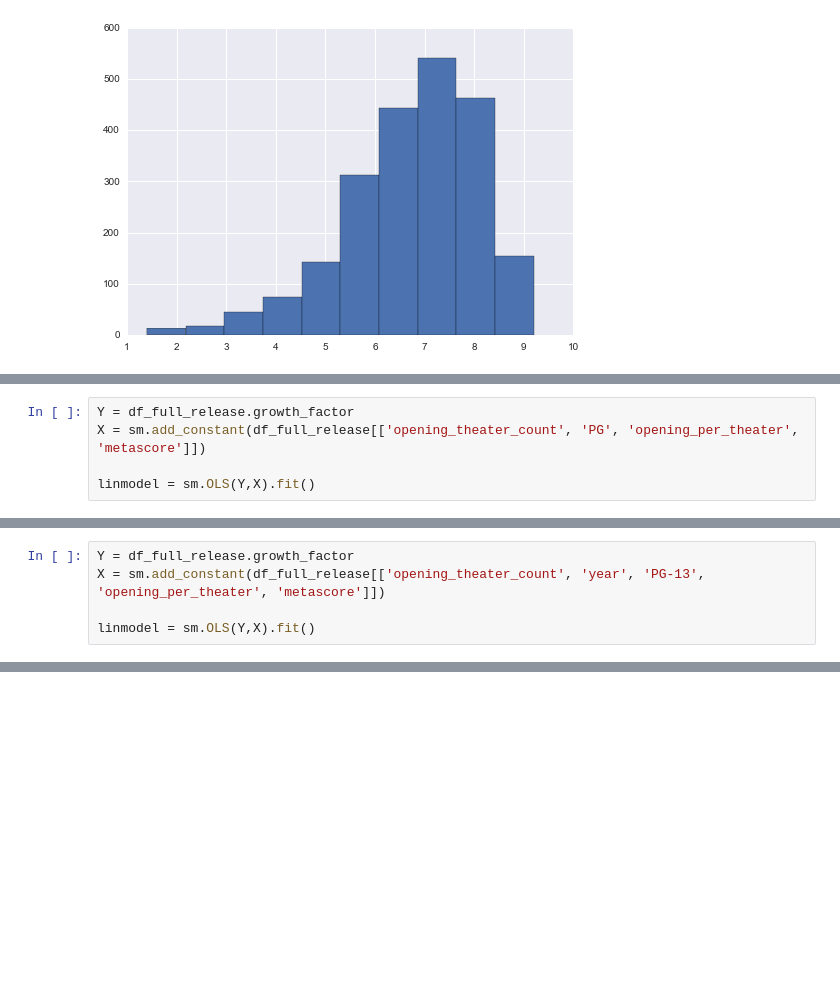
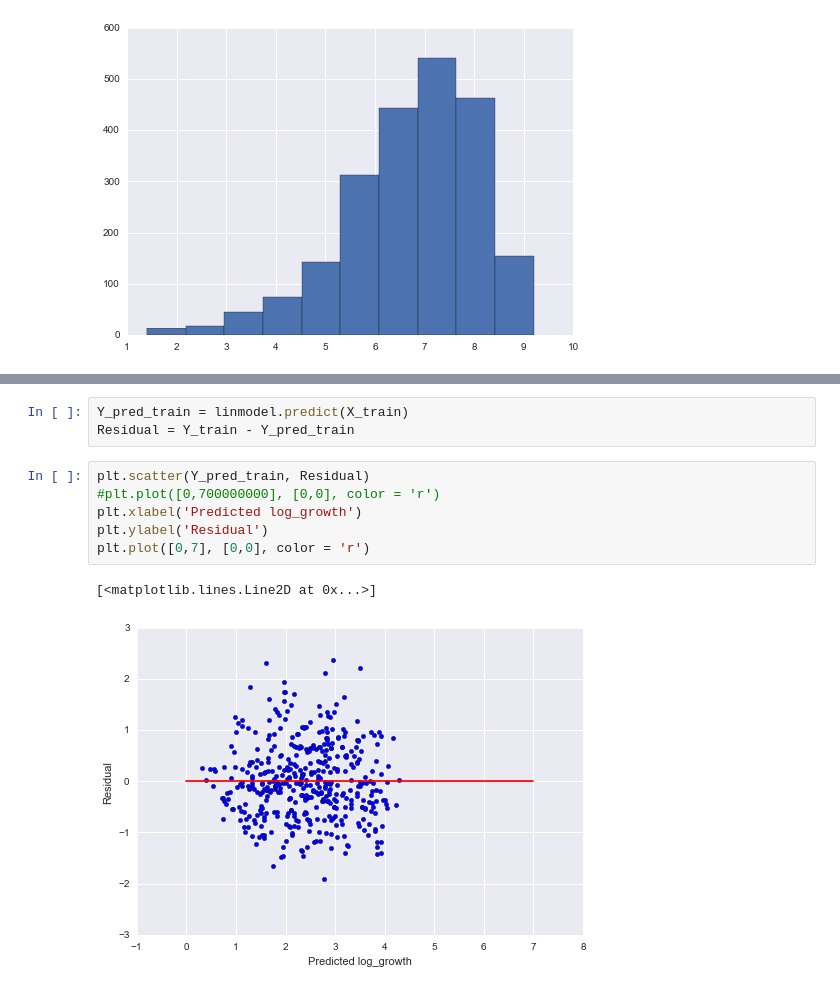
Before and after one commit to yuriyvar/Lions, a Jupyter notebook: Team_Movie_Challenge.ipynb, the cells around one changed output, grey strips where cells are left out. Drawn from its saved outputs; the diff is of its cells as text; blank space fills up the shorter version.

```diff
--- a/Team_Movie_Challenge.ipynb
+++ b/Team_Movie_Challenge.ipynb
@@ -150,5 +140,0 @@ df_lim_release = df_model[df_model['lim_release'] == False]
-# %%
-Y = df_full_release.growth_factor
-X = sm.add_constant(df_full_release[['opening_theater_count', 'PG', 'opening_per_theater', 'metascore']])
-
-linmodel = sm.OLS(Y,X).fit()
@@ -190,5 +140,0 @@ df_lim_release = df_model[df_model['lim_release'] == False]
-# %%
-Y = df_full_release.growth_factor
-X = sm.add_constant(df_full_release[['opening_theater_count', 'year', 'PG-13', 'opening_per_theater', 'metascore']])
-
-linmodel = sm.OLS(Y,X).fit()
@@ -218,0 +150,12 @@ OLS Regression Results
+# %%
+Y_pred_train = linmodel.predict(X_train)
+Residual = Y_train - Y_pred_train
+# %%
+plt.scatter(Y_pred_train, Residual)
+#plt.plot([0,700000000], [0,0], color = 'r')
+plt.xlabel('Predicted log_growth')
+plt.ylabel('Residual')
+plt.plot([0,7], [0,0], color = 'r')
+# %% [output]
+[<matplotlib.lines.Line2D at 0x...>]
+[figure, added]
```
Also changed, not shown: parts of 46 cells of this notebook.
